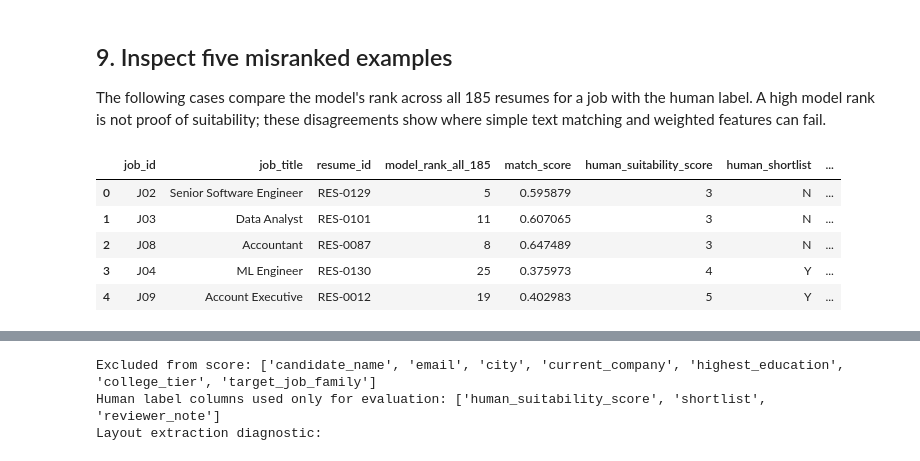
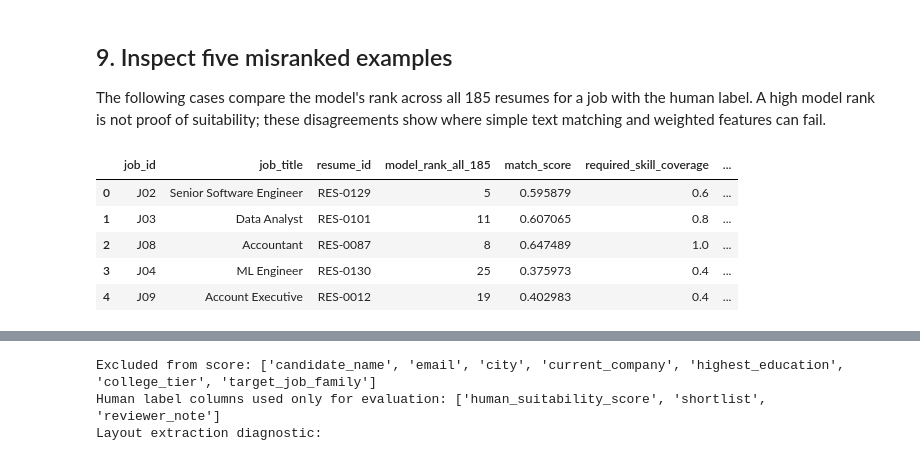
Before and after one commit to ItzKalpesh/employee-ml-project, a Jupyter notebook: notebooks/10_resume_job_ranking.ipynb, the cells around one changed output, grey strips where cells are left out. Drawn from its saved outputs; the diff is of its cells as text; code cells hidden in the pictures.

Commit message:
Complete Task 11 representative review and misranking analysis

```diff
--- a/notebooks/10_resume_job_ranking.ipynb
+++ b/notebooks/10_resume_job_ranking.ipynb
@@ -396,29 +396,33 @@ Macro-average metrics:
 The following cases compare the model's rank across all 185 resumes for a job with the human label. A high model rank is not proof of suitability; these disagreements show where simple text matching and weighted features can fail.
 # %%
 misrank_specs = [
-    ("J02", "RES-0129", "False positive: 80% nice-to-have coverage and sufficient experience lift the score, but the human reviewer marked only a partial match; key required skills such as System Design and REST APIs are not detected."),
-    ("J03", "RES-0101", "False positive: 80% required-skill coverage and sufficient experience produce a high score, but the reviewer marked a partial match; the missing required skill is Statistics."),
-    ("J08", "RES-0087", "False positive: all required skills are detected, but experience is only 1.2 years against the 2-year minimum; the experience component is 0.60."),
-    ("J04", "RES-0130", "False negative: the resume text has a missing Skills section. The text extractor therefore misses several skills that appear in the separate structured skills field, pushing a human-strong candidate down the ranking."),
-    ("J09", "RES-0012", "False negative: the resume text has a missing Skills section. Several sales skills present in the structured skills field are not visible to the text extractor, so the human-strong candidate is ranked too low."),
+    ("J02", "RES-0129", "Over-ranking: the model places this candidate 5th (score 0.596) because it detects 80% of nice-to-have skills and full experience fit. However, required-skill coverage is only 60%; System Design and REST APIs are not detected. The reviewer marked a partial match (score 3/5, not shortlisted). The weighted score allows preferred skills and experience to compensate too much for missing core requirements."),
+    ("J03", "RES-0101", "Over-ranking: the model places this candidate 11th (score 0.607) with 80% required-skill coverage and full experience fit, but Statistics is missing and the human reviewer marked a partial match (3/5, not shortlisted). Exact phrase coverage does not judge the depth or evidence behind a skill, and the experience component helps offset the missing requirement."),
+    ("J08", "RES-0087", "Over-ranking relative to the reviewer: the model detects all five required skill phrases and ranks the candidate 8th (score 0.647), but the candidate has only 1.2 years against the 2-year minimum (experience fit 0.60). The reviewer assessed required-skill coverage as 60% and marked a partial match (3/5, not shortlisted). This exposes a difference between literal phrase detection and human assessment of demonstrated competence."),
+    ("J04", "RES-0130", "Under-ranking: the candidate is a human-rated strong match (4/5, shortlisted; reviewer required-skill coverage 100%) but ranks 25th. The resume is marked as having missing sections and has no explicit SKILLS section in resume_text. The text-only extractor detects only 40% of required skills, despite 6.9 years of experience. The structured skills column contains additional relevant terms but is intentionally not used in the score."),
+    ("J09", "RES-0012", "Under-ranking: the candidate is a human-rated strong match (5/5, shortlisted; reviewer required-skill coverage 80% and nice-to-have coverage 75%) but ranks 19th. The resume has missing sections and no explicit SKILLS section in resume_text. Text extraction detects only 40% of required skills and 25% of preferred skills. Relevant terms exist in the separate structured skills column, which the text-only ranking deliberately does not use."),
 ]
 misrank_rows = []
 for job_id, resume_id, explanation in misrank_specs:
     scored = rankings[(rankings.job_id == job_id) & (rankings.resume_id == resume_id)].iloc[0]
     human = labels_df[(labels_df.job_id == job_id) & (labels_df.resume_id == resume_id)].iloc[0]
     misrank_rows.append({
         "job_id": job_id, "job_title": scored.job_title, "resume_id": resume_id,
         "model_rank_all_185": int(scored["rank"]), "match_score": scored.match_score,
+        "required_skill_coverage": scored.required_skill_coverage,
+        "nice_skill_coverage": scored.nice_skill_coverage,
+        "tfidf_similarity": scored.tfidf_similarity,
+        "experience_fit": scored.experience_fit,
         "human_suitability_score": human.human_suitability_score,
         "human_shortlist": human.shortlist, "reviewer_note": human.reviewer_note,
         "analysis": explanation,
     })
 misrankings = pd.DataFrame(misrank_rows)
 display(misrankings)
 # %% [output]
-|  | job_id | job_title | resume_id | model_rank_all_185 | match_score | human_suitability_score | human_shortlist | ... |
-| 0 | J02 | Senior Software Engineer | RES-0129 | 5 | 0.595879 | 3 | N | ... |
-| 1 | J03 | Data Analyst | RES-0101 | 11 | 0.607065 | 3 | N | ... |
-| 2 | J08 | Accountant | RES-0087 | 8 | 0.647489 | 3 | N | ... |
-| 3 | J04 | ML Engineer | RES-0130 | 25 | 0.375973 | 4 | Y | ... |
-| 4 | J09 | Account Executive | RES-0012 | 19 | 0.402983 | 5 | Y | ... |
+|  | job_id | job_title | resume_id | model_rank_all_185 | match_score | required_skill_coverage | ... |
+| 0 | J02 | Senior Software Engineer | RES-0129 | 5 | 0.595879 | 0.6 | ... |
+| 1 | J03 | Data Analyst | RES-0101 | 11 | 0.607065 | 0.8 | ... |
+| 2 | J08 | Accountant | RES-0087 | 8 | 0.647489 | 1.0 | ... |
+| 3 | J04 | ML Engineer | RES-0130 | 25 | 0.375973 | 0.4 | ... |
+| 4 | J09 | Account Executive | RES-0012 | 19 | 0.402983 | 0.4 | ... |
```
Also changed, not shown: parts of 8 cells of this notebook, 4 other files.
